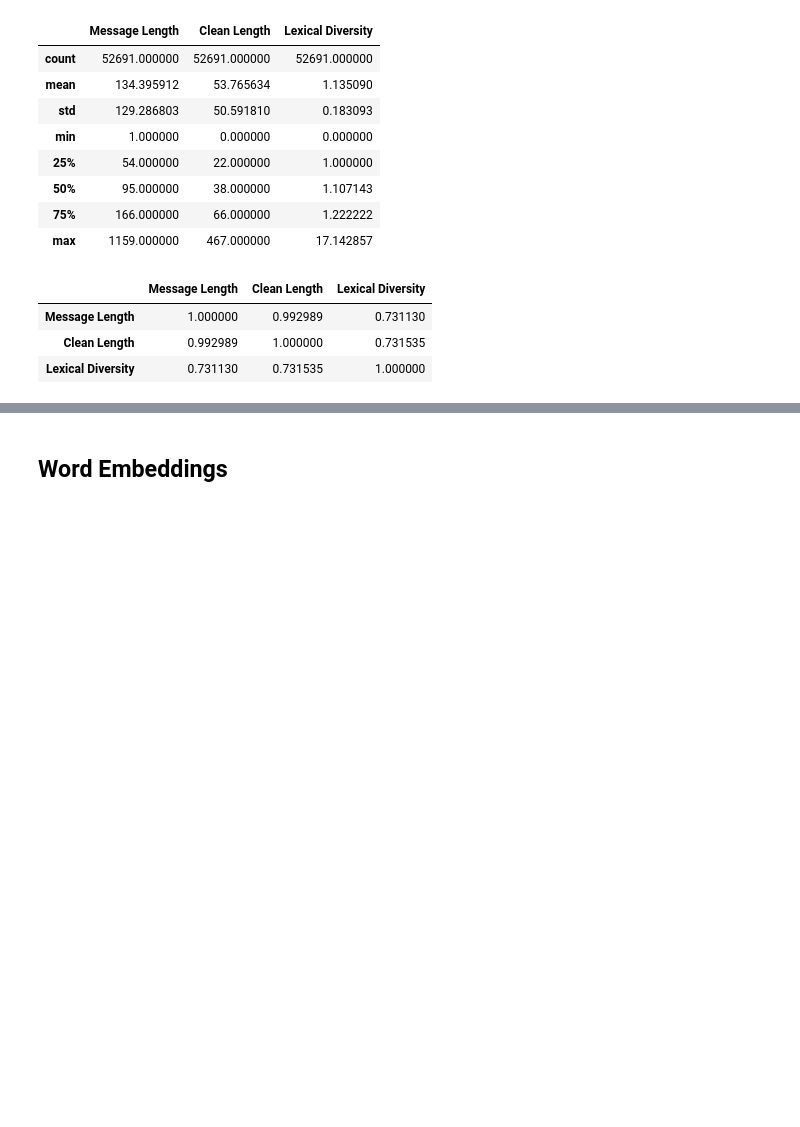
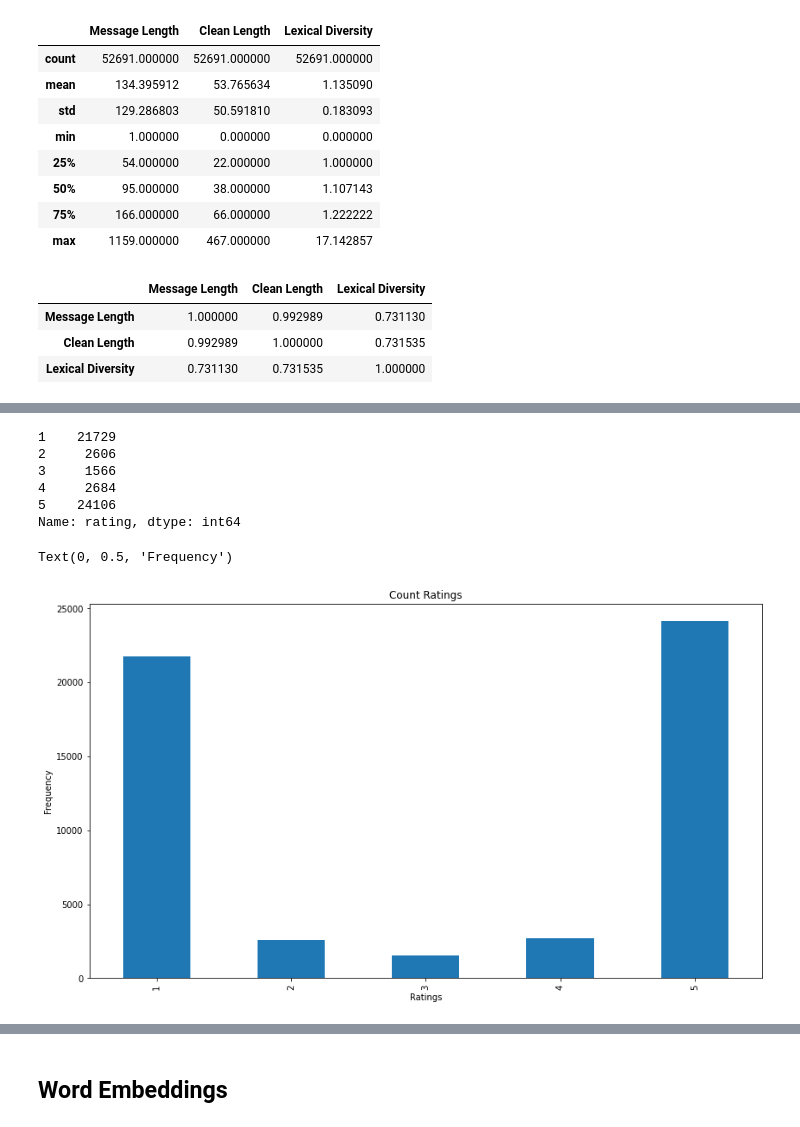
Before and after one commit to seanmerritt/Predicting_YELP_Reviews_NLP_Final_Project, a Jupyter notebook: NLP_Final_Project.ipynb, the cells around one changed output, grey strips where cells are left out. Saved outputs shown, nothing was run; the diff lists cells and outputs as text; code cells hidden in the pictures; blank space fills up the shorter version.

```diff
--- a/NLP_Final_Project.ipynb
+++ b/NLP_Final_Project.ipynb
@@ -371,0 +396,18 @@ df['Lexical Diversity'] = df['final'].apply(lexical_diversity)
+# %%
+df['rating'].value_counts().sort_index()
+# %% [output]
+1    21729
+2     2606
+3     1566
+4     2684
+5    24106
+Name: rating, dtype: int64
+# %%
+ax = df['rating'].value_counts().sort_index().plot(kind='bar',
+                                    figsize=(14,8),
+                                    title="Count Ratings")
+ax.set_xlabel("Ratings")
+ax.set_ylabel("Frequency")
+# %% [output]
+Text(0, 0.5, 'Frequency')
+[figure, added]
```
Also changed, not shown: parts of 110 cells of this notebook.
